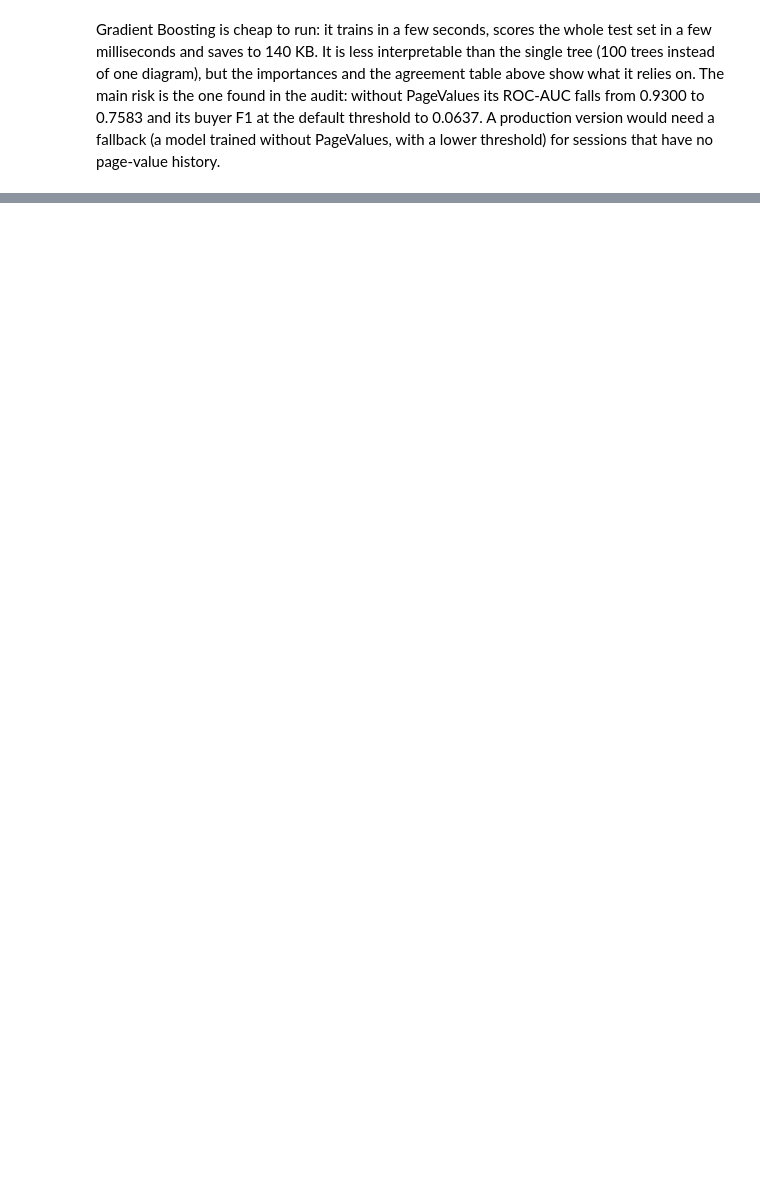
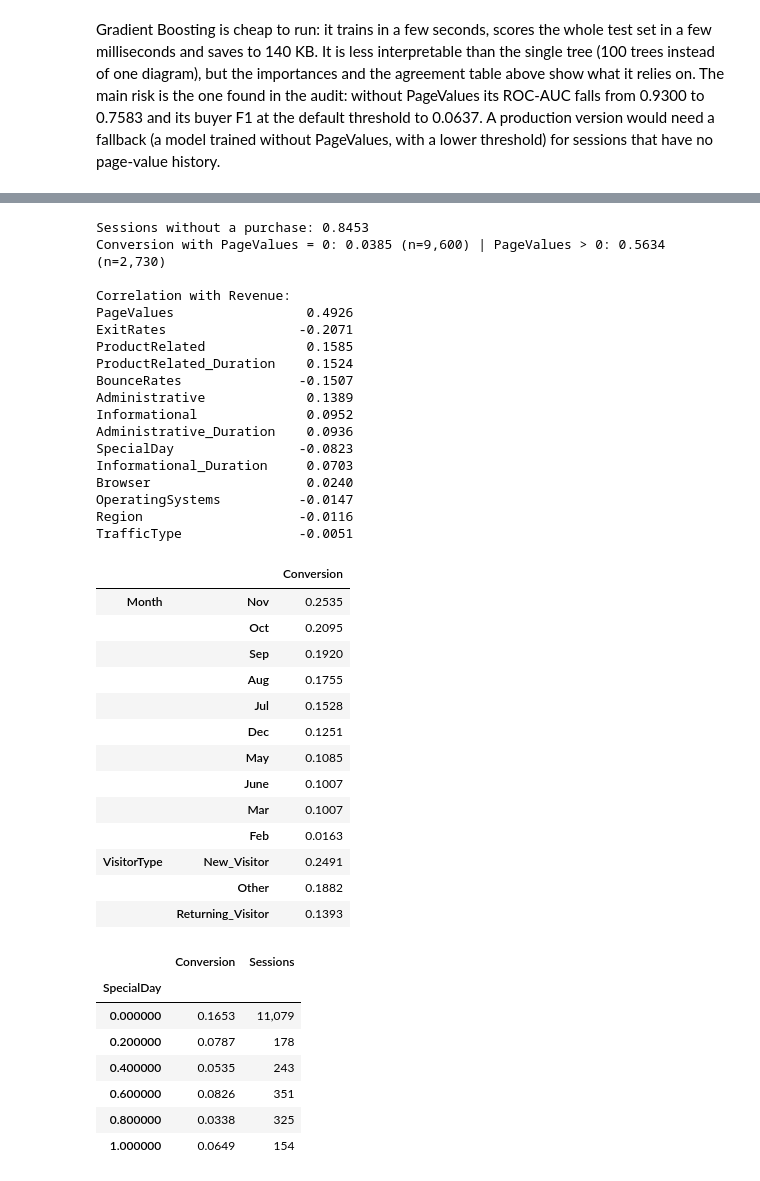
Before and after one commit to MR7star/ML-Capstone-Project, a Jupyter notebook: notebooks/classification.ipynb, the cells around one changed output, grey strips where cells are left out. Cells and saved outputs as stored; diff of their text form; code cells hidden in the pictures; blank space fills up the shorter version.

```diff
--- a/notebooks/classification.ipynb
+++ b/notebooks/classification.ipynb
@@ -2022,0 +2027,57 @@ Gradient Boosting is cheap to run: it trains in a few seconds, scores the whole
+# %%
+rev = raw_df["Revenue"].astype(int)
+pv0 = raw_df["PageValues"] == 0
+print(f"Sessions without a purchase: {1 - rev.mean():.4f}")
+print(f"Conversion with PageValues = 0: {rev[pv0].mean():.4f} (n={pv0.sum():,}) | PageValues > 0: {rev[~pv0].mean():.4f} (n={(~pv0).sum():,})")
+
+num_raw = raw_df.select_dtypes("number").columns
+corr = raw_df[num_raw].corrwith(rev).sort_values(key=abs, ascending=False)
+print("\nCorrelation with Revenue:")
+print(corr.round(4).to_string())
+
+by_month = raw_df.groupby("Month")["Revenue"].mean().sort_values(ascending=False)
+by_visitor = raw_df.groupby("VisitorType")["Revenue"].mean()
+by_special = raw_df.groupby("SpecialDay")["Revenue"].agg(["mean", "size"]).rename(columns={"mean": "Conversion", "size": "Sessions"})
+display(pd.concat({"Month": by_month, "VisitorType": by_visitor}).rename("Conversion").to_frame().style.format("{:.4f}"))
+display(by_special.style.format({"Conversion": "{:.4f}", "Sessions": "{:,}"}))
+# %% [output]
+Sessions without a purchase: 0.8453
+Conversion with PageValues = 0: 0.0385 (n=9,600) | PageValues > 0: 0.5634 (n=2,730)
+
+Correlation with Revenue:
+PageValues                 0.4926
+ExitRates                 -0.2071
+ProductRelated             0.1585
+ProductRelated_Duration    0.1524
+BounceRates               -0.1507
+Administrative             0.1389
+Informational              0.0952
+Administrative_Duration    0.0936
+SpecialDay                -0.0823
+Informational_Duration     0.0703
+Browser                    0.0240
+OperatingSystems          -0.0147
+Region                    -0.0116
+TrafficType               -0.0051
+|  |  | Conversion |
+| Month | Nov | 0.2535 |
+|  | Oct | 0.2095 |
+|  | Sep | 0.1920 |
+|  | Aug | 0.1755 |
+|  | Jul | 0.1528 |
+|  | Dec | 0.1251 |
+|  | May | 0.1085 |
+|  | June | 0.1007 |
+|  | Mar | 0.1007 |
+|  | Feb | 0.0163 |
+| VisitorType | New_Visitor | 0.2491 |
+|  | Other | 0.1882 |
+|  | Returning_Visitor | 0.1393 |
+|  | Conversion | Sessions |
+| SpecialDay |  |  |
+| 0.000000 | 0.1653 | 11,079 |
+| 0.200000 | 0.0787 | 178 |
+| 0.400000 | 0.0535 | 243 |
+| 0.600000 | 0.0826 | 351 |
+| 0.800000 | 0.0338 | 325 |
+| 1.000000 | 0.0649 | 154 |
```
Also changed, not shown: parts of 8 cells of this notebook.
